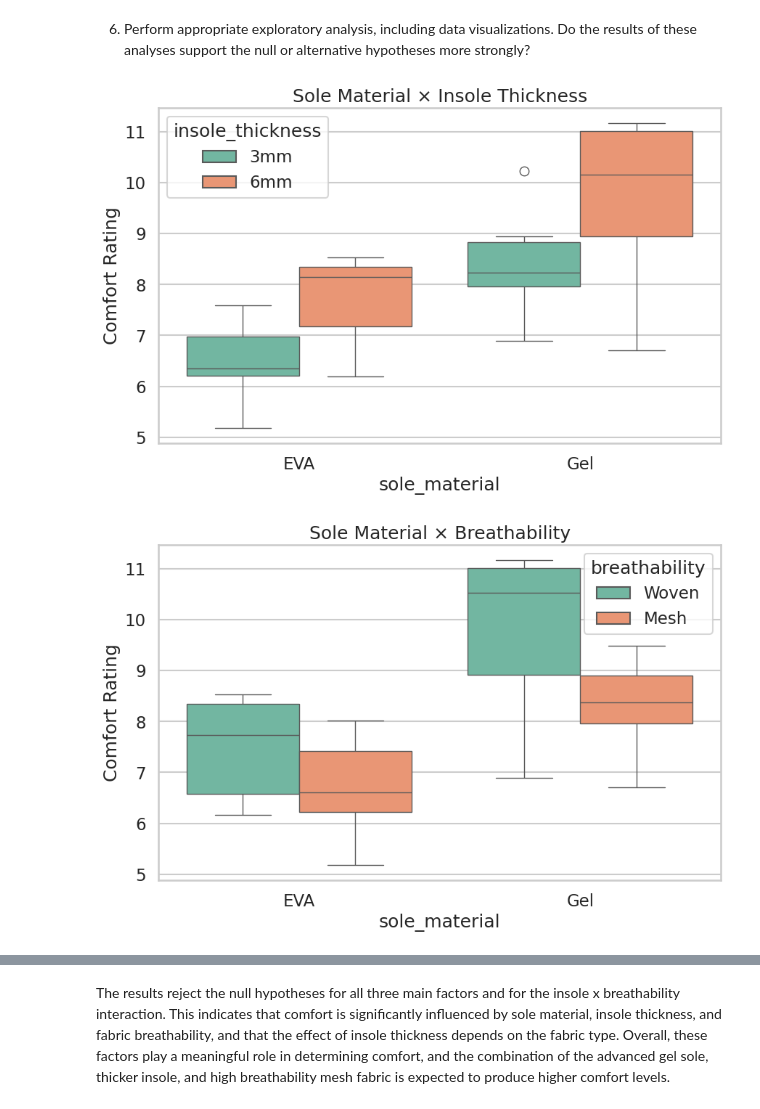
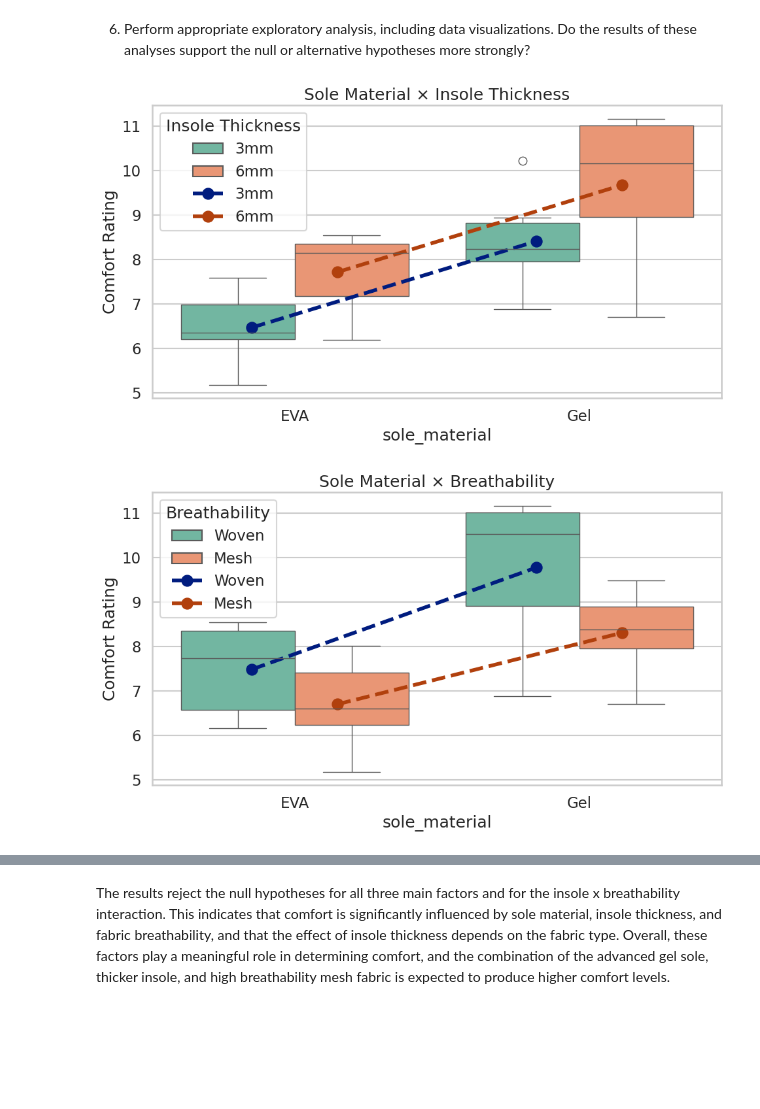
Before and after one commit to shahrukh-malikk/STAT-7220-Applied-Experimental-Design, a Jupyter notebook: Assignments/HW3/STAT-7220-HW3.ipynb, the cells around one changed output, grey strips where cells are left out. Cells and saved outputs as stored; diff of their text form; code cells hidden in the pictures; blank space fills up the shorter version.

```diff
--- a/Assignments/HW3/STAT-7220-HW3.ipynb
+++ b/Assignments/HW3/STAT-7220-HW3.ipynb
@@ -167,49 +167,42 @@ sns.set(style="whitegrid", context="talk")
 # %%
 # Use a clean style
 sns.set(style="whitegrid", context="talk")
 
 # Choose one palette for ALL plots
 common_palette = "Set2"
 
 #Plot 1
 plt.figure(figsize=(10, 6))
-sns.boxplot(
-    data=df_shoes,
-    x='sole_material',
-    y='comfort',
-    hue='insole_thickness',
-    palette=common_palette
-)
+sns.boxplot(data=df_shoes, x='sole_material', y='comfort', hue='insole_thickness', palette=common_palette)
+sns.pointplot(data=df_shoes, x='sole_material', y='comfort', hue='insole_thickness',
+              dodge=0.3, markers='o', linestyles='--', errorbar=None, palette='dark')
 plt.title("Sole Material × Insole Thickness")
 plt.ylabel("Comfort Rating")
+plt.legend(title="Insole Thickness")
+plt.tight_layout()
 plt.show()
 
 #Plot 2
 plt.figure(figsize=(10, 6))
-sns.boxplot(
-    data=df_shoes,
-    x='sole_material',
-    y='comfort',
-    hue='breathability',
-    palette=common_palette
-)
+sns.boxplot(data=df_shoes, x='sole_material', y='comfort', hue='breathability', palette=common_palette)
+sns.pointplot(data=df_shoes, x='sole_material', y='comfort', hue='breathability',
+              dodge=0.3, markers='o', linestyles='--', errorbar=None, palette='dark')
 plt.title("Sole Material × Breathability")
 plt.ylabel("Comfort Rating")
+plt.legend(title="Breathability")
+plt.tight_layout()
 plt.show()
 
-
-# Plot 3
+#Plot 3
 plt.figure(figsize=(10, 6))
-sns.boxplot(
-    data=df_shoes,
-    x='insole_thickness',
-    y='comfort',
-    hue='breathability',
-    palette=common_palette
-    )
+sns.boxplot(data=df_shoes, x='insole_thickness', y='comfort', hue='breathability', palette=common_palette)
+sns.pointplot(data=df_shoes, x='insole_thickness', y='comfort', hue='breathability',
+              dodge=0.3, markers='o', linestyles='--', errorbar=None, palette='dark')
 plt.title("Insole Thickness × Breathability")
 plt.ylabel("Comfort Rating")
+plt.legend(title="Breathability")
+plt.tight_layout()
 plt.show()
 # %% [output]
-[figure, old version]
+[figure, new version]
-[figure, old version]
+[figure, new version]
```
Also changed, not shown: parts of 1 cell of this notebook.
